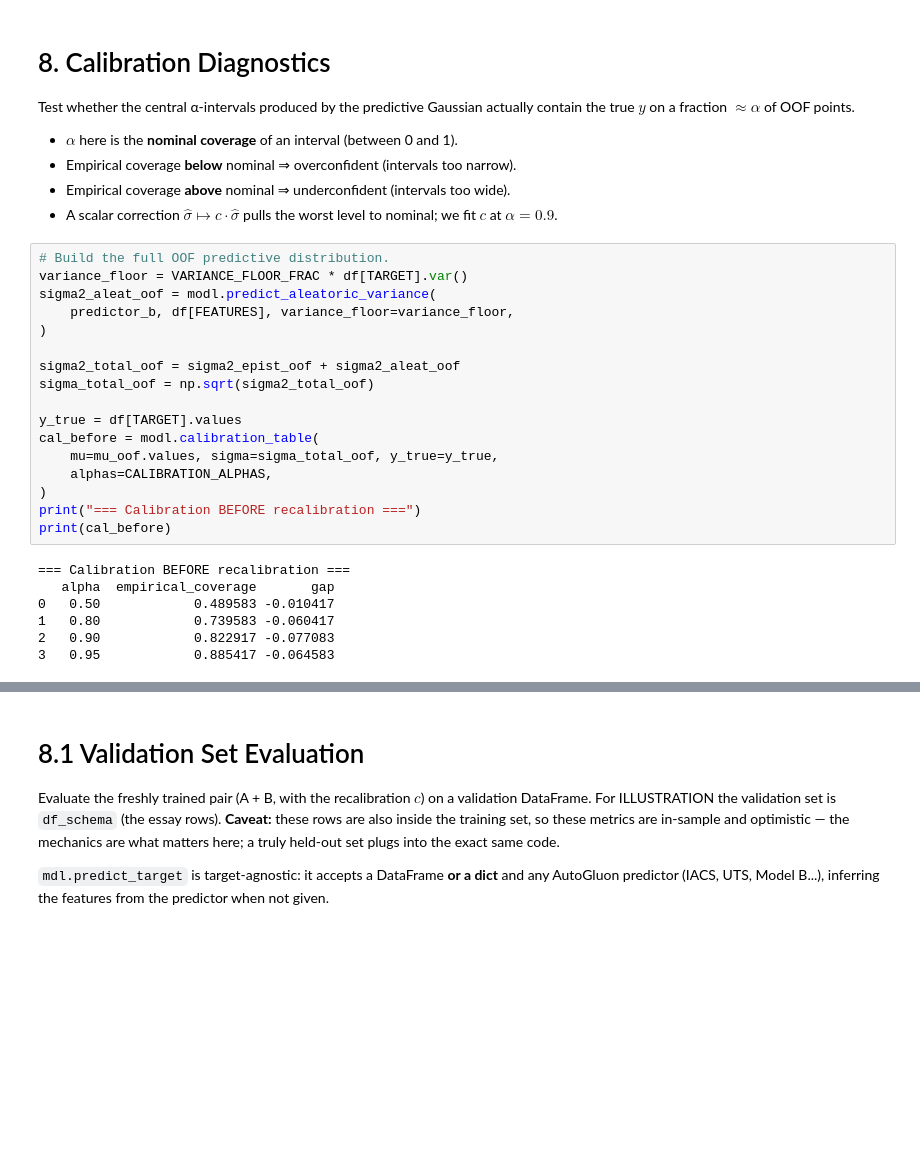
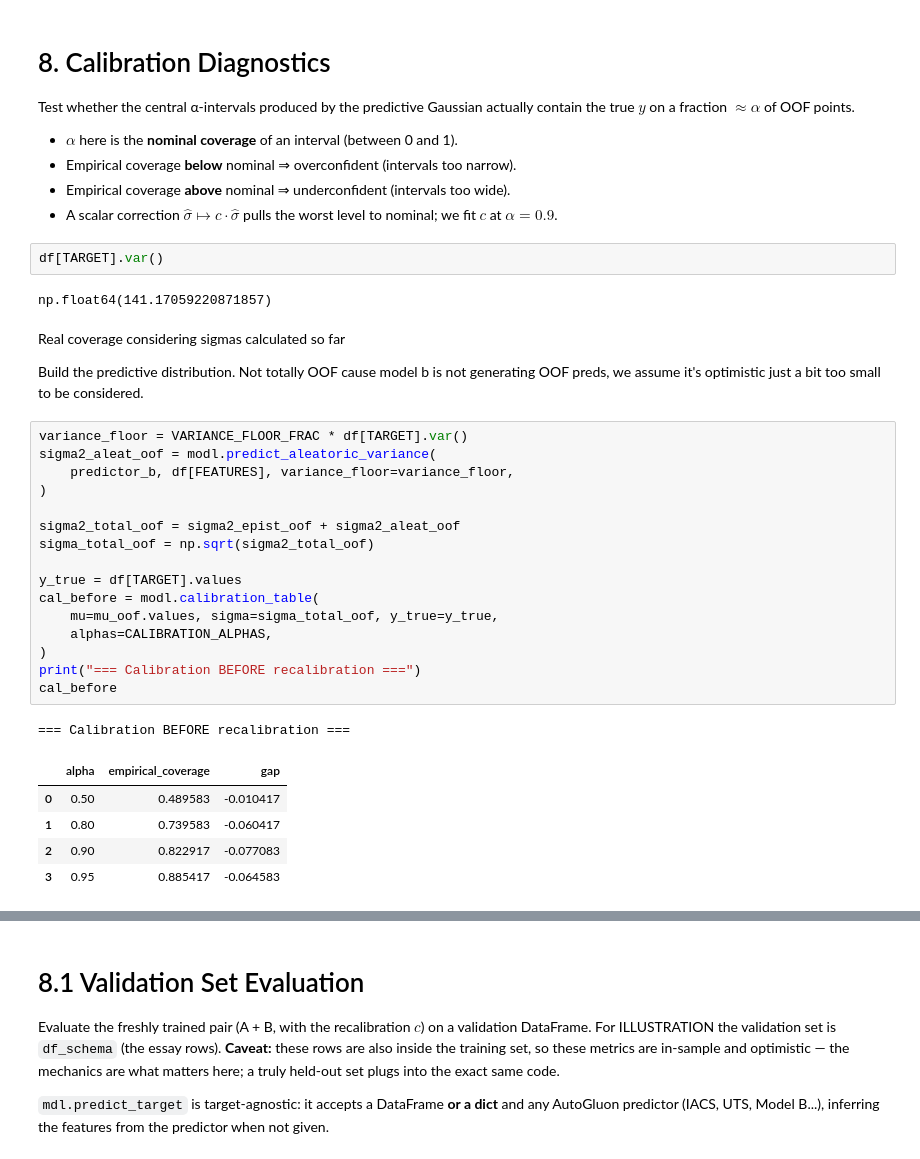
Before and after one commit to FelipeMFO-RM/uncertainty-aware-predictors, a Jupyter notebook: notebooks/modeling/annealing_iacs_fixed.ipynb, the cells around one changed output, grey strips where cells are left out. Saved outputs shown, nothing was run; the diff lists cells and outputs as text; blank space fills up the shorter version.

```diff
--- a/notebooks/modeling/annealing_iacs_fixed.ipynb
+++ b/notebooks/modeling/annealing_iacs_fixed.ipynb
@@ -650,27 +693,34 @@ Test whether the central α-intervals produced by the predictive Gaussian actual
 - Empirical coverage **below** nominal ⇒ overconfident (intervals too narrow).
 - Empirical coverage **above** nominal ⇒ underconfident (intervals too wide).
 - A scalar correction $\hat\sigma \mapsto c \cdot \hat\sigma$ pulls the worst level to nominal; we fit $c$ at $\alpha = 0.9$.
+# %%
+df[TARGET].var()
+# %% [output]
+np.float64(141.17059220871857)
+# %% [markdown]
+Real coverage considering sigmas calculated so far
+
+Build the predictive distribution. Not totally OOF cause model b is not generating OOF preds, we assume it's optimistic just a bit too small to be considered.
 # %%
-# Build the full OOF predictive distribution.
 variance_floor = VARIANCE_FLOOR_FRAC * df[TARGET].var()
 sigma2_aleat_oof = modl.predict_aleatoric_variance(
     predictor_b, df[FEATURES], variance_floor=variance_floor,
 )
 
 sigma2_total_oof = sigma2_epist_oof + sigma2_aleat_oof
 sigma_total_oof = np.sqrt(sigma2_total_oof)
 
 y_true = df[TARGET].values
 cal_before = modl.calibration_table(
     mu=mu_oof.values, sigma=sigma_total_oof, y_true=y_true,
     alphas=CALIBRATION_ALPHAS,
 )
 print("=== Calibration BEFORE recalibration ===")
-print(cal_before)
+cal_before
 # %% [output]
 === Calibration BEFORE recalibration ===
-   alpha  empirical_coverage       gap
-0   0.50            0.489583 -0.010417
-1   0.80            0.739583 -0.060417
-2   0.90            0.822917 -0.077083
-3   0.95            0.885417 -0.064583
+|  | alpha | empirical_coverage | gap |
+| 0 | 0.50 | 0.489583 | -0.010417 |
+| 1 | 0.80 | 0.739583 | -0.060417 |
+| 2 | 0.90 | 0.822917 | -0.077083 |
+| 3 | 0.95 | 0.885417 | -0.064583 |
```
Also changed, not shown: parts of 22 cells of this notebook, 2 other files.
